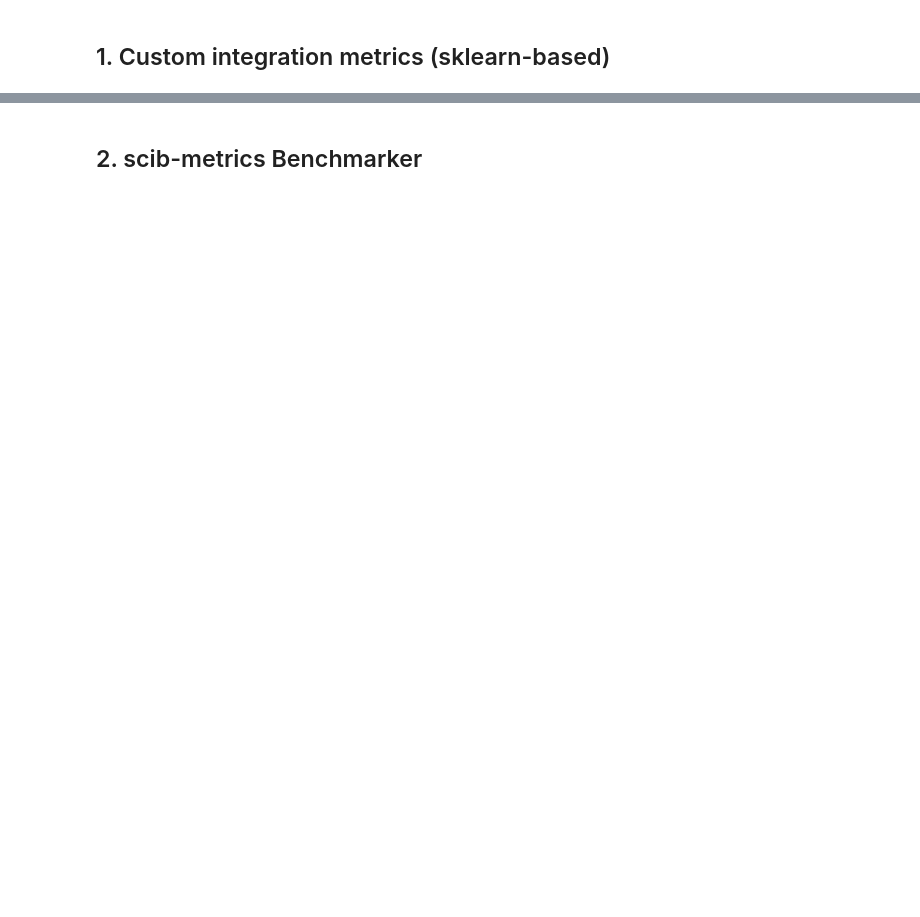
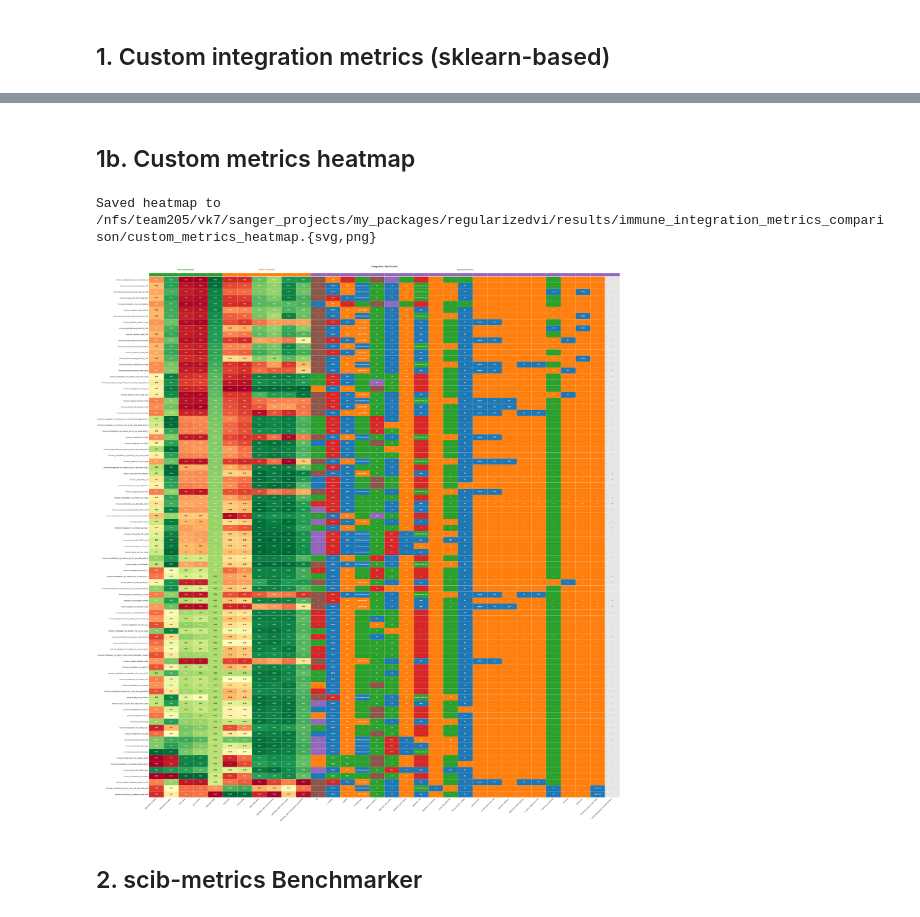
Before and after one commit to vitkl/regularizedvi, a Jupyter notebook: docs/notebooks/immune_integration/recompute_integration_metrics_out.ipynb, the cells around one changed output, grey strips where cells are left out. Cells and saved outputs as stored; diff of their text form; code cells hidden in the pictures; blank space fills up the shorter version.

```diff
--- a/docs/notebooks/immune_integration/recompute_integration_metrics_out.ipynb
+++ b/docs/notebooks/immune_integration/recompute_integration_metrics_out.ipynb
@@ -246,3 +247,55 @@ Saved: /nfs/team205/vk7/sanger_projects/my_packages/regularizedvi/results/immune
+# %% [markdown]
+## 1b. Custom metrics heatmap
+# %%
+# Custom metrics heatmap (transpose custom_wide: metric×model -> model×metric)
+if custom_metrics:
+    from regularizedvi.plt import plot_integration_heatmap
+
+    # custom_wide has metrics as rows, models as columns — transpose for heatmap
+    custom_heatmap_df = custom_wide.T  # models as rows, metrics as columns
+    custom_heatmap_df.columns.name = None
+    custom_heatmap_df.index.name = None
+
+    # Drop non-informative columns (subsample counts, errors)
+    drop_cols = [c for c in custom_heatmap_df.columns if "subsample" in c.lower() or "error" in c.lower()]
+    custom_heatmap_df = custom_heatmap_df.drop(columns=drop_cols, errors="ignore")
+
+    _hyperparam_cols = [
+        "era",
+        "n_hidden",
+        "n_latent",
+        "decoder_type",
+        "decoder_weight_l2",
+        "dispersion_prior_mean",
+        "dispersion_prior_alpha",
+        "dispersion_init",
+        "dispersion_init_bio_frac",
+        "burst_size_intercept",
+        "library_log_vars_weight",
+        "z_sparsity_prior",
+        "n_active_latent_per_cell",
+        "decoder_hidden_l1",
+        "hidden_activation_sparsity",
+        "n_active_hidden_per_cell",
+        "n_epochs_kl_warmup",
+        "use_kl_z",
+        "batch_size",
+        "horseshoe_latent_z_prior_type",
+        "horseshoe_latent_z_encoder_fraction",
+    ]
+
+    fig = plot_integration_heatmap(
+        custom_heatmap_df,
+        experiments_df=experiments_df,
+        hyperparam_cols=_hyperparam_cols,
+        sort_by="silhouette_label",
+        save_path=os.path.join(output_folder, "custom_metrics_heatmap"),
+        dpi=150,
+    )
+    plt.show()
+# %% [output]
+Saved heatmap to /nfs/team205/vk7/sanger_projects/my_packages/regularizedvi/results/immune_integration_metrics_comparison/custom_metrics_heatmap.{svg,png}
+[figure, added]
 # %% [markdown]
 ## 2. scib-metrics Benchmarker
 # %%
```
Also changed, not shown: parts of 11 cells of this notebook, 8 other files.
